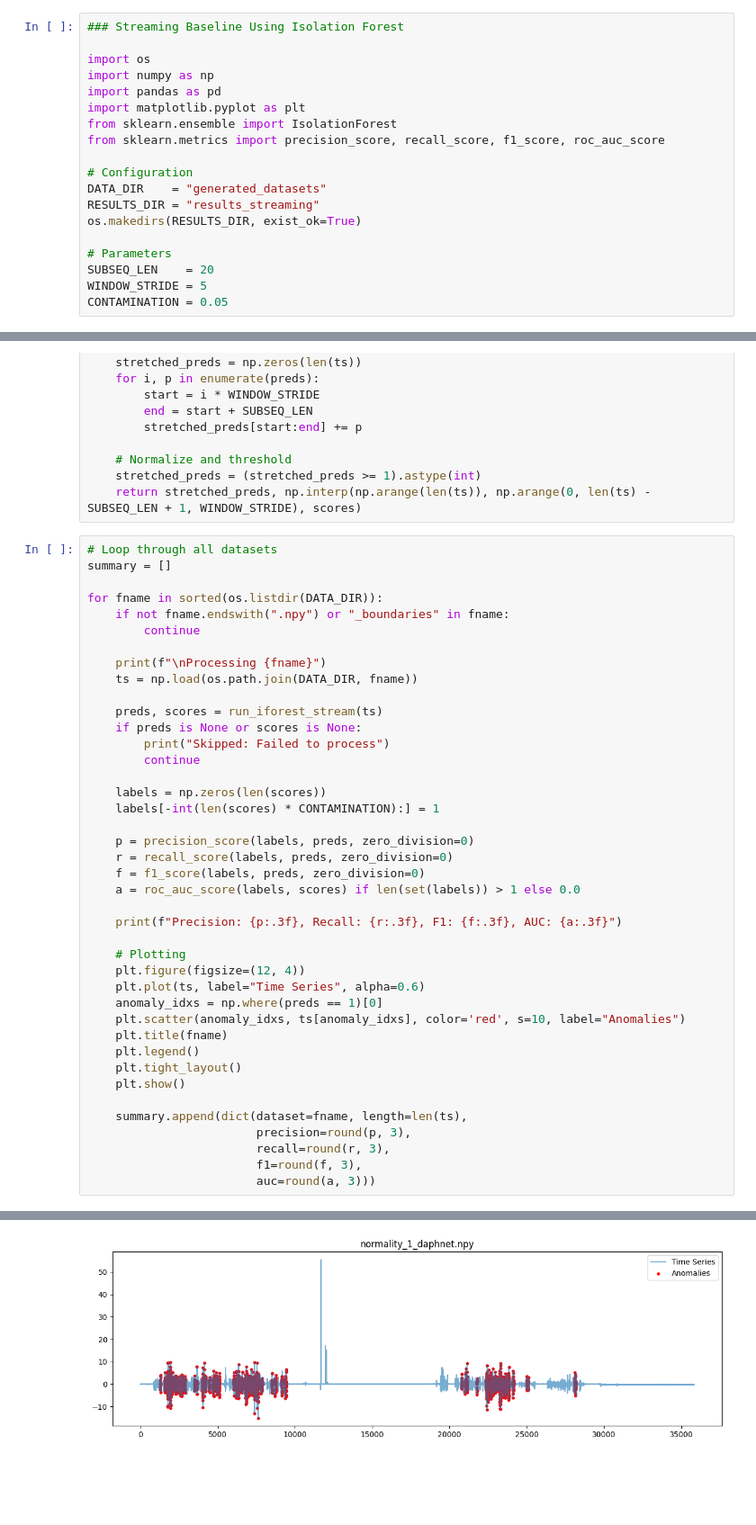
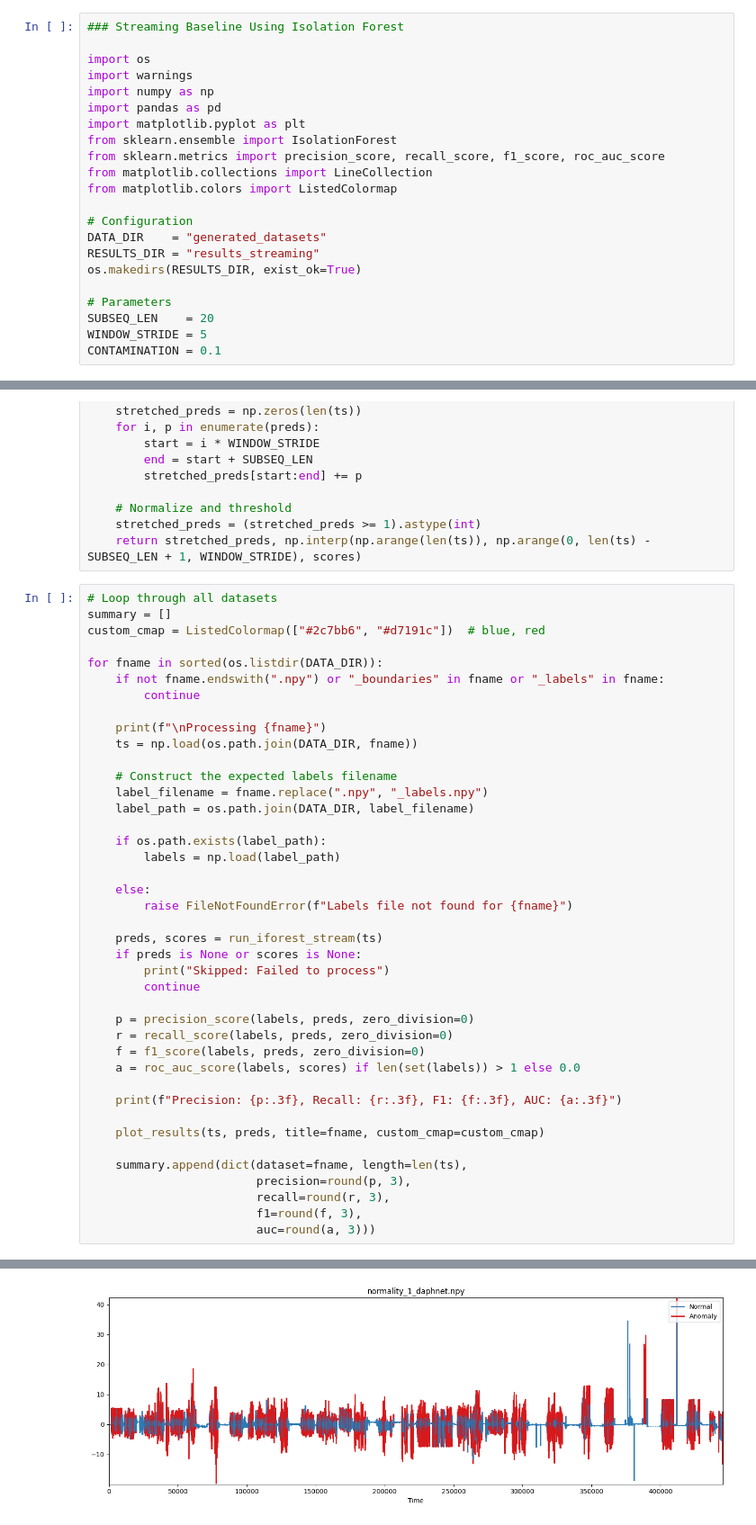
Before and after one commit to mamekra/Streamify-Time-Series, a Jupyter notebook: streaming_iforest.ipynb, the cells around one changed output, grey strips where cells are left out. Shown at 90% size. Drawn from its saved outputs; the diff is of its cells as text; blank space fills up the shorter version.

Commit message:
fix: Take into consideration real labels for isolation forest streaming method

```diff
--- a/streaming_iforest.ipynb
+++ b/streaming_iforest.ipynb
@@ -2,11 +2,14 @@
 ### Streaming Baseline Using Isolation Forest
 
 import os
+import warnings
 import numpy as np
 import pandas as pd
 import matplotlib.pyplot as plt
 from sklearn.ensemble import IsolationForest
 from sklearn.metrics import precision_score, recall_score, f1_score, roc_auc_score
+from matplotlib.collections import LineCollection
+from matplotlib.colors import ListedColormap
 
 # Configuration
 DATA_DIR    = "generated_datasets"
@@ -16,4 +19,4 @@ os.makedirs(RESULTS_DIR, exist_ok=True)
 # Parameters
 SUBSEQ_LEN    = 20
 WINDOW_STRIDE = 5
-CONTAMINATION = 0.05
+CONTAMINATION = 0.1
@@ -47,21 +101,29 @@ def run_iforest_stream(ts):
 # %%
 # Loop through all datasets
 summary = []
+custom_cmap = ListedColormap(["#2c7bb6", "#d7191c"])  # blue, red
 
 for fname in sorted(os.listdir(DATA_DIR)):
-    if not fname.endswith(".npy") or "_boundaries" in fname:
+    if not fname.endswith(".npy") or "_boundaries" in fname or "_labels" in fname:
         continue
 
     print(f"\nProcessing {fname}")
     ts = np.load(os.path.join(DATA_DIR, fname))
 
+    # Construct the expected labels filename
+    label_filename = fname.replace(".npy", "_labels.npy")
+    label_path = os.path.join(DATA_DIR, label_filename)
+
+    if os.path.exists(label_path):
+        labels = np.load(label_path)
+
+    else:
+        raise FileNotFoundError(f"Labels file not found for {fname}")
+
     preds, scores = run_iforest_stream(ts)
     if preds is None or scores is None:
         print("Skipped: Failed to process")
         continue
-
-    labels = np.zeros(len(scores))
-    labels[-int(len(scores) * CONTAMINATION):] = 1
 
     p = precision_score(labels, preds, zero_division=0)
     r = recall_score(labels, preds, zero_division=0)
@@ -70,15 +132,7 @@ for fname in sorted(os.listdir(DATA_DIR)):
 
     print(f"Precision: {p:.3f}, Recall: {r:.3f}, F1: {f:.3f}, AUC: {a:.3f}")
 
-    # Plotting
-    plt.figure(figsize=(12, 4))
-    plt.plot(ts, label="Time Series", alpha=0.6)
-    anomaly_idxs = np.where(preds == 1)[0]
-    plt.scatter(anomaly_idxs, ts[anomaly_idxs], color='red', s=10, label="Anomalies")
-    plt.title(fname)
-    plt.legend()
-    plt.tight_layout()
-    plt.show()
+    plot_results(ts, preds, title=fname, custom_cmap=custom_cmap)
 
     summary.append(dict(dataset=fname, length=len(ts),
                         precision=round(p, 3),
@@ -91,2 +145,2 @@ Precision: 0.000, Recall: 0.000, F1: 0.000, AUC: 0.439
-[figure, old version]
+[figure, new version]
 Processing normality_1_genesis.npy
```
Also changed, not shown: parts of 3 cells of this notebook, 49 other files.
